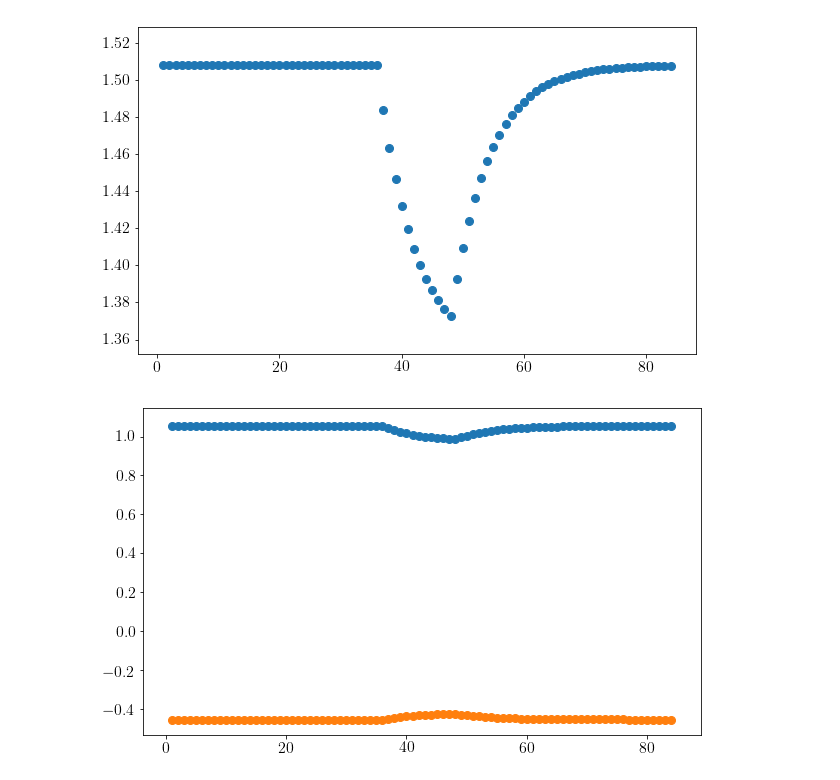
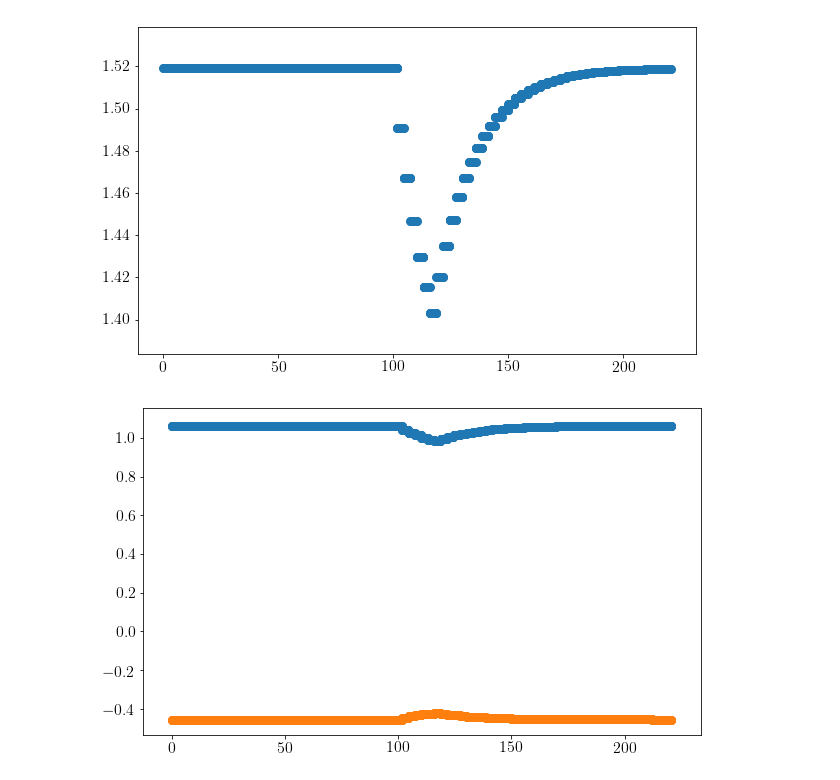
Before and after one commit to thiagolcmelo/time-evolution, a Jupyter notebook: Untitled.ipynb, the cells around one changed output. Cells and saved outputs as stored; diff of their text form; code cells hidden in the pictures.

```diff
--- a/Untitled.ipynb
+++ b/Untitled.ipynb
@@ -62,45 +59,17 @@ plt.plot()
 # %%
-gap_77 = np.vectorize(lambda x: 1.508-1.47*x+0.375*x**2)(in_x)
+a0   = np.vectorize(lambda x:  6.08 *x+(1-x)*  5.650)
+a    = np.vectorize(lambda x: -6.08 *x+(1-x)* -8.33 )
+b    = np.vectorize(lambda x: -1.55 *x+(1-x)* -1.90 )
+c11  = np.vectorize(lambda x:  0.83 *x+(1-x)*  1.22 )
+c12  = np.vectorize(lambda x:  0.45 *x+(1-x)*  0.57 )
 
-a0   = np.vectorize(lambda x:     6.0584 *x + (1-x)*  5.6533)
-ac   = np.vectorize(lambda x:    -5.08   *x - (1-x)*  7.17  )
-av   = np.vectorize(lambda x:     1.00   *x + (1-x)*  1.16  )
-b    = np.vectorize(lambda x:    -1.8    *x - (1-x)*  1.7   )
-c11  = np.vectorize(lambda x:     8.33   *x + (1-x)* 12.23  )
-c12  = np.vectorize(lambda x:     4.53   *x + (1-x)*  5.71  )
-me   = np.vectorize(lambda x:     0.023  *x + (1-x)*  0.067 )
-mhhz = np.vectorize(lambda x:     0.263  *x + (1-x)*  0.333 )
-
-plt.scatter(layers, gap_77)
-plt.show()
+me   = np.vectorize(lambda x: 0.067*(1-0.426*x))
+mhhz = np.vectorize(lambda x: 0.34 *(1+0.117*x))
-# %% [output]
-[figure, removed]
-# %%
-exx = eyy = (a0[0]-a0)/a0
-ezz       = -2.0*c12*exx/c11
-pe        = -av*(exx+exx+ezz)
-qe        = -(b/2.0)*(exx+eyy-2.0*ezz)
-
-gap_77_strain = gap_77 + ac*(exx+eyy+ezz)+pe+qe
-gap_77_c = 0.7 * gap_77_strain
-gap_77_v = 0.3 * gap_77_strain
-
-plt.scatter(layers, gap_77_c)
-plt.scatter(layers, -gap_77_v)
-plt.show()
-# %% [output]
-[figure, removed]
 # %%
-N     = 1024
-dt    = -1.0j * 1e-18 / au_t
-z     = np.linspace(0.0, np.sum(a0)/2.0, N)
-
 def concentration_z(z):
     position = 0.0
-    for x, a in zip(in_x, a0):
-        position = a/2.0
+    for x, a in zip(in_x, a0(in_x)):
+        position += a/2.0
         if z < position:
             return x
     return in_x[0]
-
-in_x_z = np.vectorize(concentration_z)(z)
@@ -110,0 +76,26 @@ mhhz = np.max(mhhz)
+# %%
+N     = 1042
+z     = np.linspace(0.0, np.sum(a0(in_x))/2.0, N)
+
+in_x_z = np.vectorize(concentration_z)(z)
+gap = np.vectorize(lambda x: 1.5192-1.5837*x+0.475*x**2)(in_x_z)
+
+_a   = a(in_x_z)
+_b   = b(in_x_z)
+_c11 = c11(in_x_z)
+_c12 = c12(in_x_z)
+_epp = (a0([0])[0]-a0(in_x_z))/a0(in_x_z)
+
+gap_strain = gap + (2*_a*(_c11-_c12)-_b*(_c11+2*_c12))*_epp/_c11
+gap_c = 0.7 * gap_strain
+gap_v = 0.3 * gap_strain
+
+#
+plt.scatter(z, gap_strain)
+plt.show()
+plt.scatter(z, gap_c)
+plt.scatter(z, -gap_v)
+plt.show()
+# %% [output]
+[figure, added]
+[figure, added]
```
Also changed, not shown: parts of 14 cells of this notebook, 3 other files.
